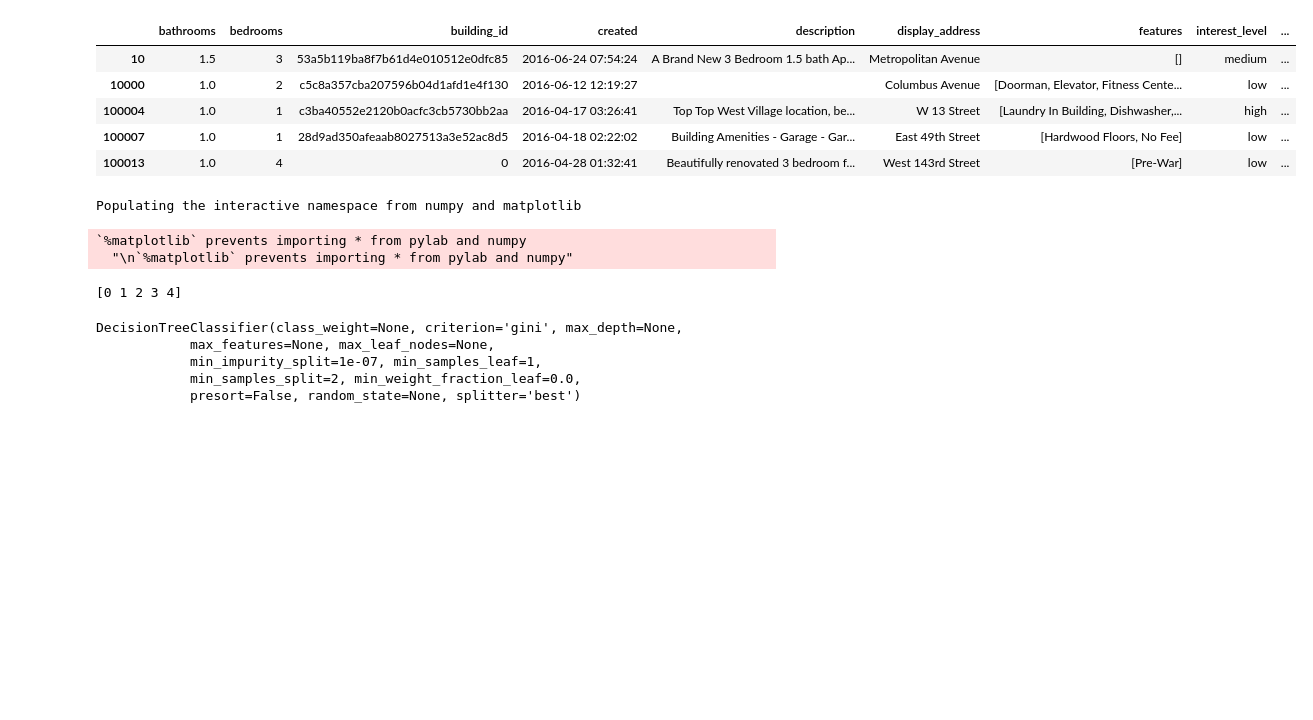
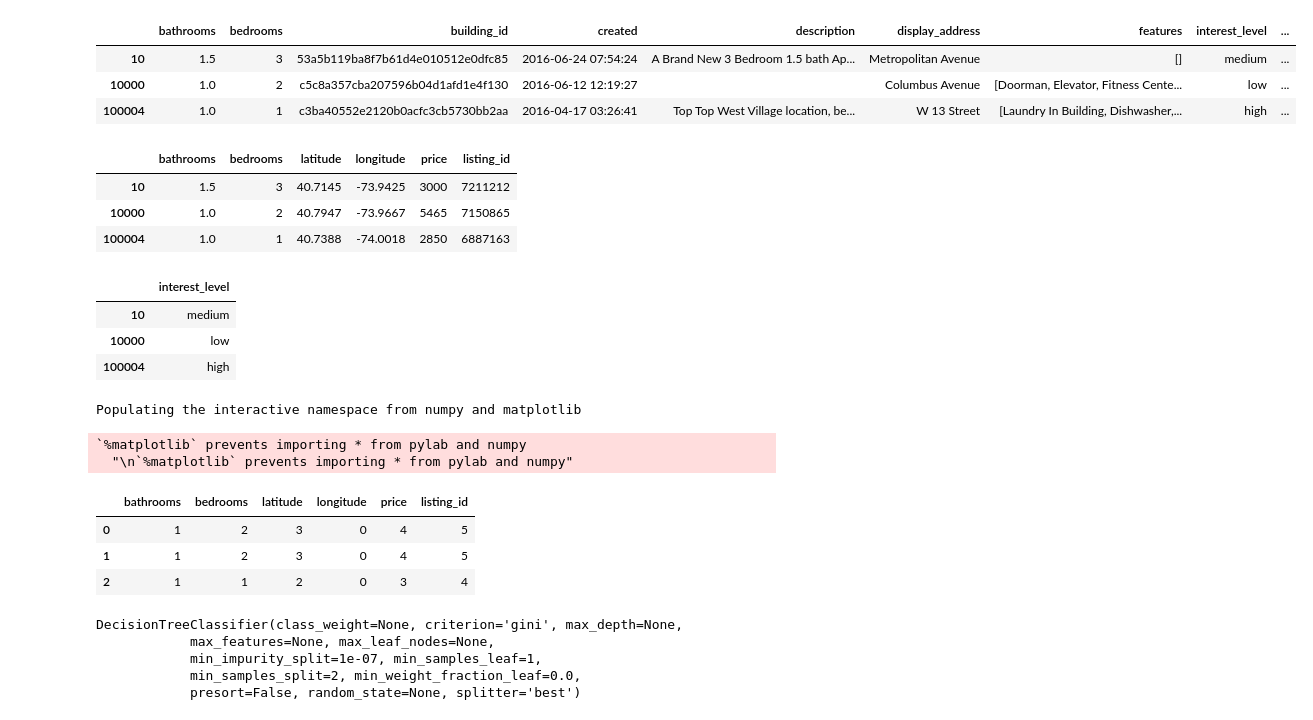
Before and after one commit to jinxiaofan/CCIS-CS6220, a Jupyter notebook: Project.ipynb, the cells around one changed output. Cells and saved outputs as stored; diff of their text form; code cells hidden in the pictures; blank space fills up the shorter version.

```diff
--- a/Project.ipynb
+++ b/Project.ipynb
@@ -7,5 +7,5 @@ from sklearn.model_selection import StratifiedKFold
 import random
 from math import exp
 # %%
-Train = pd.read_json("/Users/jialiu/Desktop/DataMining/train.json")
-Test = pd.read_json("/Users/jialiu/Desktop/DataMining/test.json/test.json")
+Train = pd.read_json("/Users/xj5/Desktop/DataMining/train.json")
+Test = pd.read_json("/Users/xj5/Desktop/DataMining/test.json/test.json")
@@ -15,9 +12,7 @@ data = pd.read_csv(FilePath,header=None)
 # %%
-Train.head()
+Train[:3]
 # %% [output]
 |  | bathrooms | bedrooms | building_id | created | description | display_address | features | interest_level | ... |
 | 10 | 1.5 | 3 | 53a5b119ba8f7b61d4e010512e0dfc85 | 2016-06-24 07:54:24 | A Brand New 3 Bedroom 1.5 bath Ap... | Metropolitan Avenue | [] | medium | ... |
 | 10000 | 1.0 | 2 | c5c8a357cba207596b04d1afd1e4f130 | 2016-06-12 12:19:27 |  | Columbus Avenue | [Doorman, Elevator, Fitness Cente... | low | ... |
 | 100004 | 1.0 | 1 | c3ba40552e2120b0acfc3cb5730bb2aa | 2016-04-17 03:26:41 | Top Top West Village location, be... | W 13 Street | [Laundry In Building, Dishwasher,... | high | ... |
-| 100007 | 1.0 | 1 | 28d9ad350afeaab8027513a3e52ac8d5 | 2016-04-18 02:22:02 | Building Amenities - Garage - Gar... | East 49th Street | [Hardwood Floors, No Fee] | low | ... |
-| 100013 | 1.0 | 4 | 0 | 2016-04-28 01:32:41 | Beautifully renovated 3 bedroom f... | West 143rd Street | [Pre-War] | low | ... |
@@ -23,0 +21,7 @@ Train.head()
+# %%
+X[:3]
+# %% [output]
+|  | bathrooms | bedrooms | latitude | longitude | price | listing_id |
+| 10 | 1.5 | 3 | 40.7145 | -73.9425 | 3000 | 7211212 |
+| 10000 | 1.0 | 2 | 40.7947 | -73.9667 | 5465 | 7150865 |
+| 100004 | 1.0 | 1 | 40.7388 | -74.0018 | 2850 | 6887163 |
@@ -24,3 +30,10 @@ Train.head()
+# %%
+Y[:3]
+# %% [output]
+|  | interest_level |
+| 10 | medium |
+| 10000 | low |
+| 100004 | high |
 # %%
 %pylab inline
 import matplotlib.pyplot as plt
@@ -43,4 +49,0 @@ nw = le.fit_transform(label)
-# %%
-print(nw)
-# %% [output]
-[0 1 2 3 4]
@@ -54,14 +58,7 @@ data_encoder = pd.DataFrame(nw, columns=X.columns[0:5])
-# %%
-clf = tree.DecisionTreeClassifier()
-ley = preprocessing.LabelEncoder()
-features = data_encoder.columns
-X_new = data_encoder[features]
-Y = Train[['interest_level']]
-Y = ley.fit_transform(Y)
-clf.fit(X, Y)
-# %% [output]
-DecisionTreeClassifier(class_weight=None, criterion='gini', max_depth=None,
-            max_features=None, max_leaf_nodes=None,
-            min_impurity_split=1e-07, min_samples_leaf=1,
-            min_samples_split=2, min_weight_fraction_leaf=0.0,
-            presort=False, random_state=None, splitter='best')
+# %%
+X_encoder[:3]
+# %% [output]
+|  | bathrooms | bedrooms | latitude | longitude | price | listing_id |
+| 0 | 1 | 2 | 3 | 0 | 4 | 5 |
+| 1 | 1 | 2 | 3 | 0 | 4 | 5 |
+| 2 | 1 | 1 | 2 | 0 | 3 | 4 |
@@ -68,3 +68,12 @@ DecisionTreeClassifier(class_weight=None, criterion='gini', max_depth=None,
+# %%
+clf = tree.DecisionTreeClassifier()
+clf.fit(X_encoder, Y)
+# %% [output]
+DecisionTreeClassifier(class_weight=None, criterion='gini', max_depth=None,
+            max_features=None, max_leaf_nodes=None,
+            min_impurity_split=1e-07, min_samples_leaf=1,
+            min_samples_split=2, min_weight_fraction_leaf=0.0,
+            presort=False, random_state=None, splitter='best')
 # %%
 from IPython.display import Image
 import pydotplus
```
Also changed, not shown: parts of 21 cells of this notebook, 2 other files.
